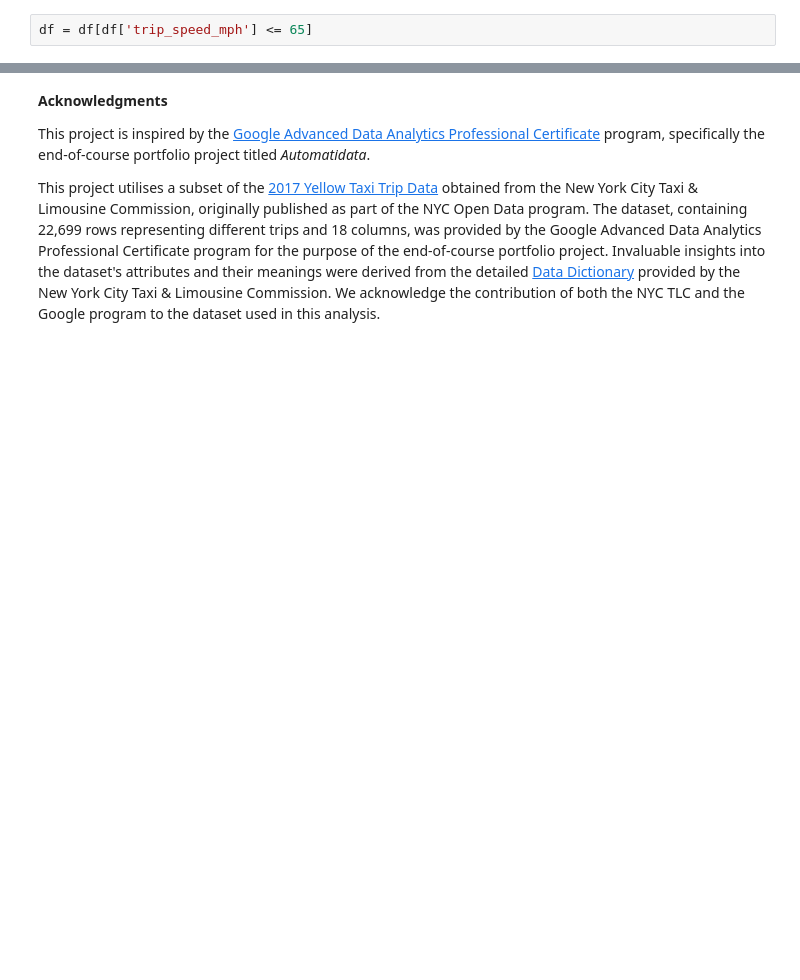
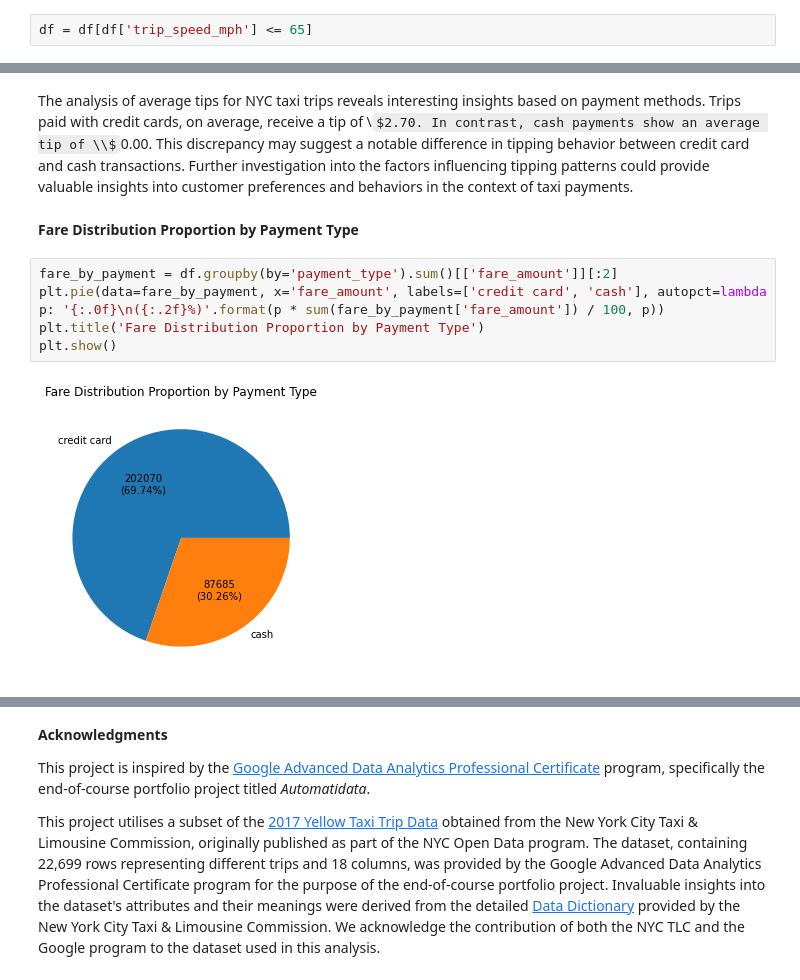
Before and after one commit to sssunri/farecast_NYC-TLC_estimation, a Jupyter notebook: fare_estimation.ipynb, the cells around one changed output, grey strips where cells are left out. Saved outputs shown, nothing was run; the diff lists cells and outputs as text; some formulas as TeX source; blank space fills up the shorter version.

```diff
--- a/fare_estimation.ipynb
+++ b/fare_estimation.ipynb
@@ -623,0 +661,11 @@ df = df[df['trip_speed_mph'] <= 65]
+# %% [markdown]
+The analysis of average tips for NYC taxi trips reveals interesting insights based on payment methods. Trips paid with credit cards, on average, receive a tip of \\$2.70. In contrast, cash payments show an average tip of \\$0.00. This discrepancy may suggest a notable difference in tipping behavior between credit card and cash transactions. Further investigation into the factors influencing tipping patterns could provide valuable insights into customer preferences and behaviors in the context of taxi payments.
+# %% [markdown]
+**Fare Distribution Proportion by Payment Type**
+# %%
+fare_by_payment = df.groupby(by='payment_type').sum()[['fare_amount']][:2]
+plt.pie(data=fare_by_payment, x='fare_amount', labels=['credit card', 'cash'], autopct=lambda p: '{:.0f}\n({:.2f}%)'.format(p * sum(fare_by_payment['fare_amount']) / 100, p))
+plt.title('Fare Distribution Proportion by Payment Type')
+plt.show()
+# %% [output]
+[figure, added]
```
Also changed, not shown: parts of 46 cells of this notebook.
